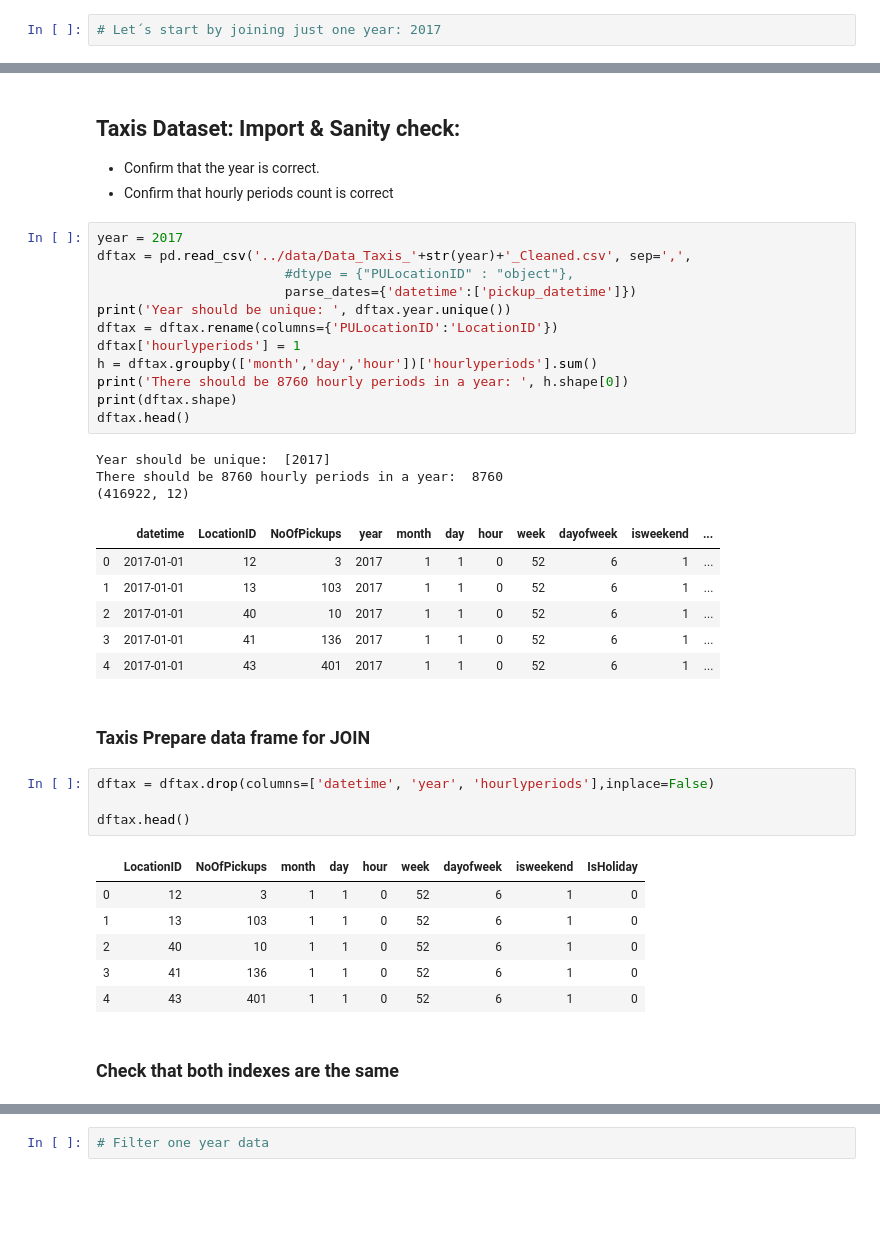
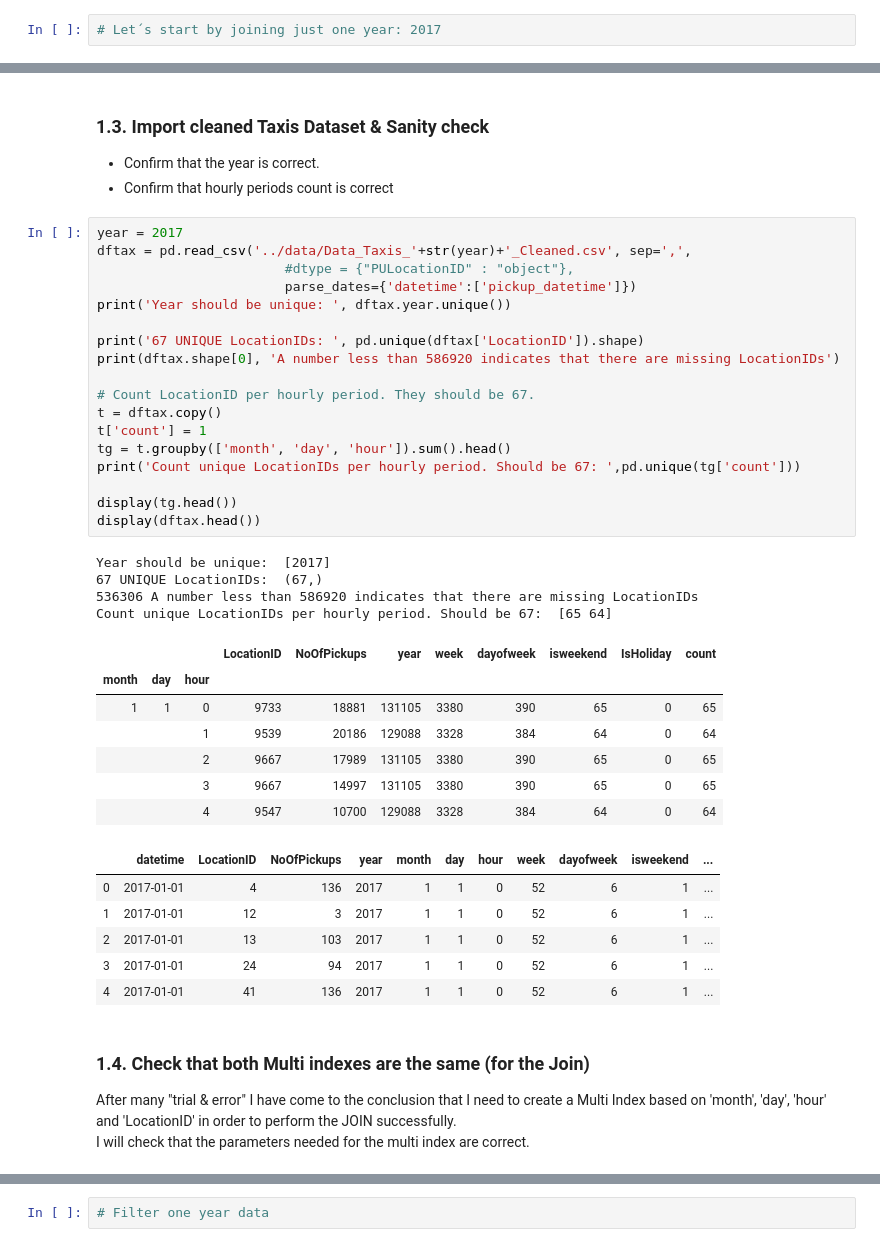
Before and after one commit to angelrps/MasterDataScience_FinalProject, a Jupyter notebook: notebooks/Data_Join_Taxis_Weather.ipynb, the cells around one changed output, grey strips where cells are left out. Drawn from its saved outputs; the diff is of its cells as text; blank space fills up the shorter version.

```diff
--- a/notebooks/Data_Join_Taxis_Weather.ipynb
+++ b/notebooks/Data_Join_Taxis_Weather.ipynb
@@ -73,44 +95,47 @@ df_index.head(10)
 # %% [markdown]
-## Taxis Dataset: Import & Sanity check:
+### 1.3. Import cleaned Taxis Dataset & Sanity check
 - Confirm that the year is correct.
 - Confirm that hourly periods count is correct
 # %%
 year = 2017
 dftax = pd.read_csv('../data/Data_Taxis_'+str(year)+'_Cleaned.csv', sep=',',
                         #dtype = {"PULocationID" : "object"},
                         parse_dates={'datetime':['pickup_datetime']})
 print('Year should be unique: ', dftax.year.unique())
-dftax = dftax.rename(columns={'PULocationID':'LocationID'})
-dftax['hourlyperiods'] = 1
-h = dftax.groupby(['month','day','hour'])['hourlyperiods'].sum()
-print('There should be 8760 hourly periods in a year: ', h.shape[0])
-print(dftax.shape)
-dftax.head()
+
+print('67 UNIQUE LocationIDs: ', pd.unique(dftax['LocationID']).shape)
+print(dftax.shape[0], 'A number less than 586920 indicates that there are missing LocationIDs')
+
+# Count LocationID per hourly period. They should be 67.
+t = dftax.copy()
+t['count'] = 1
+tg = t.groupby(['month', 'day', 'hour']).sum().head()
+print('Count unique LocationIDs per hourly period. Should be 67: ',pd.unique(tg['count']))
+
+display(tg.head())
+display(dftax.head())
 # %% [output]
 Year should be unique:  [2017]
-There should be 8760 hourly periods in a year:  8760
-(416922, 12)
+67 UNIQUE LocationIDs:  (67,)
+536306 A number less than 586920 indicates that there are missing LocationIDs
+Count unique LocationIDs per hourly period. Should be 67:  [65 64]
-|  | datetime | LocationID | NoOfPickups | year | month | day | hour | week | dayofweek | isweekend | ... |
-| 0 | 2017-01-01 | 12 | 3 | 2017 | 1 | 1 | 0 | 52 | 6 | 1 | ... |
-| 1 | 2017-01-01 | 13 | 103 | 2017 | 1 | 1 | 0 | 52 | 6 | 1 | ... |
-| 2 | 2017-01-01 | 40 | 10 | 2017 | 1 | 1 | 0 | 52 | 6 | 1 | ... |
-| 3 | 2017-01-01 | 41 | 136 | 2017 | 1 | 1 | 0 | 52 | 6 | 1 | ... |
-| 4 | 2017-01-01 | 43 | 401 | 2017 | 1 | 1 | 0 | 52 | 6 | 1 | ... |
+|  |  |  | LocationID | NoOfPickups | year | week | dayofweek | isweekend | IsHoliday | count |
+| month | day | hour |  |  |  |  |  |  |  |  |
+| 1 | 1 | 0 | 9733 | 18881 | 131105 | 3380 | 390 | 65 | 0 | 65 |
+|  |  | 1 | 9539 | 20186 | 129088 | 3328 | 384 | 64 | 0 | 64 |
+|  |  | 2 | 9667 | 17989 | 131105 | 3380 | 390 | 65 | 0 | 65 |
+|  |  | 3 | 9667 | 14997 | 131105 | 3380 | 390 | 65 | 0 | 65 |
+|  |  | 4 | 9547 | 10700 | 129088 | 3328 | 384 | 64 | 0 | 64 |
+|  | datetime | LocationID | NoOfPickups | year | month | day | hour | week | dayofweek | isweekend | ... |
+| 0 | 2017-01-01 | 4 | 136 | 2017 | 1 | 1 | 0 | 52 | 6 | 1 | ... |
+| 1 | 2017-01-01 | 12 | 3 | 2017 | 1 | 1 | 0 | 52 | 6 | 1 | ... |
+| 2 | 2017-01-01 | 13 | 103 | 2017 | 1 | 1 | 0 | 52 | 6 | 1 | ... |
+| 3 | 2017-01-01 | 24 | 94 | 2017 | 1 | 1 | 0 | 52 | 6 | 1 | ... |
+| 4 | 2017-01-01 | 41 | 136 | 2017 | 1 | 1 | 0 | 52 | 6 | 1 | ... |
-# %% [markdown]
-### Taxis  Prepare data frame for JOIN
-# %%
-dftax = dftax.drop(columns=['datetime', 'year', 'hourlyperiods'],inplace=False)
-
-dftax.head()
-# %% [output]
-|  | LocationID | NoOfPickups | month | day | hour | week | dayofweek | isweekend | IsHoliday |
-| 0 | 12 | 3 | 1 | 1 | 0 | 52 | 6 | 1 | 0 |
-| 1 | 13 | 103 | 1 | 1 | 0 | 52 | 6 | 1 | 0 |
-| 2 | 40 | 10 | 1 | 1 | 0 | 52 | 6 | 1 | 0 |
-| 3 | 41 | 136 | 1 | 1 | 0 | 52 | 6 | 1 | 0 |
-| 4 | 43 | 401 | 1 | 1 | 0 | 52 | 6 | 1 | 0 |
-# %% [markdown]
-### Check that both indexes are the same
+# %% [markdown]
+### 1.4. Check that both Multi indexes are the same (for the Join)
+After many "trial & error" I have come to the conclusion that I need to create a Multi Index based on 'month', 'day', 'hour' and 'LocationID' in order to perform the JOIN successfully.<br>
+I will check that the parameters needed for the multi index are correct.
 # %%
 tax_m = dftax.groupby(['month']).count()
 tax_d = dftax.groupby(['month', 'day']).count()
```
Also changed, not shown: parts of 41 cells of this notebook.
